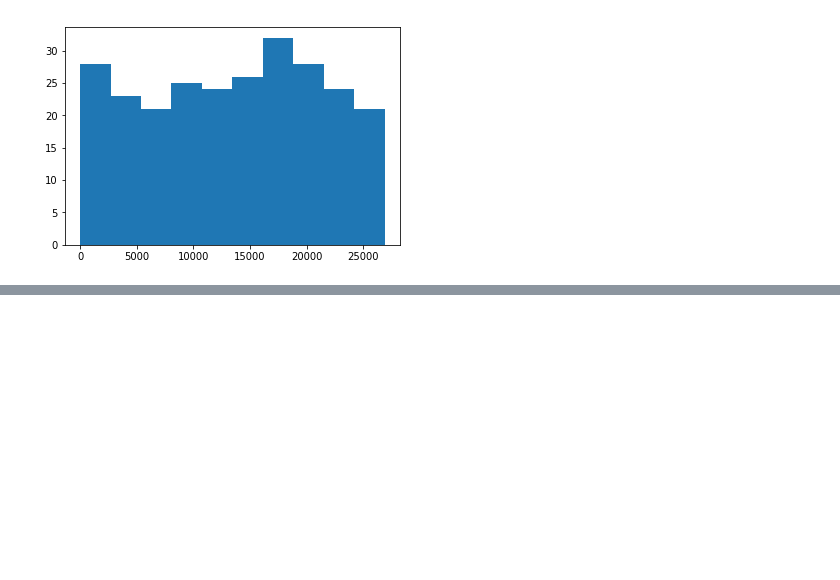
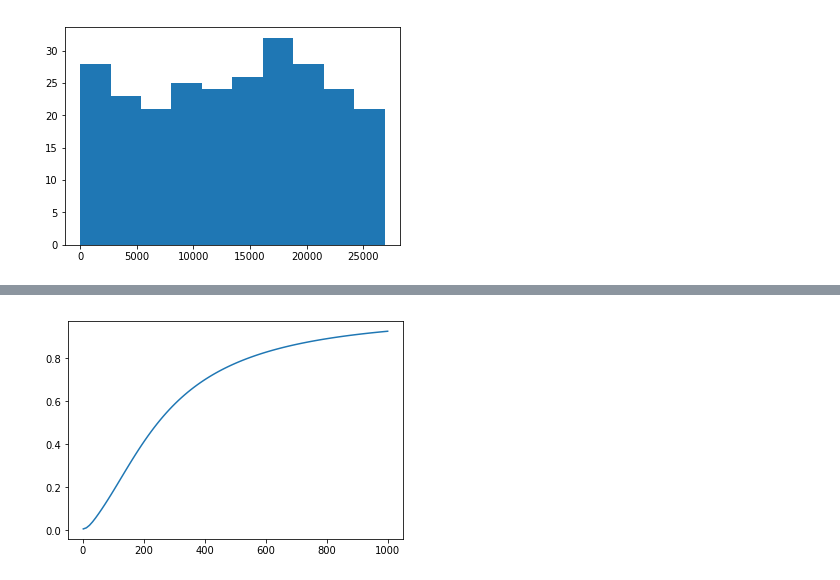
Before and after one commit to Mind-The-Data/GaussianProcess, a Jupyter notebook: Kernel_Analysis.ipynb, the cells around one changed output, grey strips where cells are left out. Saved outputs shown, nothing was run; the diff lists cells and outputs as text; code cells hidden in the pictures; blank space fills up the shorter version.

```diff
--- a/Kernel_Analysis.ipynb
+++ b/Kernel_Analysis.ipynb
@@ -111,0 +74,9 @@ plt.plot(rhosq,np.array(k)/Num_farms);
+# %%
+ls = np.linspace(1,1000,100)
+k = []
+for l in ls:
+    K = 1*(np.exp(-(Dmatsq)/l**2))+np.diag([sigmay]*Num_farms)
+    k.append(np.sum(K))
+plt.plot(ls,np.array(k)/Num_farms**2);
+# %% [output]
+[figure, added]
```
Also changed, not shown: parts of 8 cells of this notebook, 5 other files.
